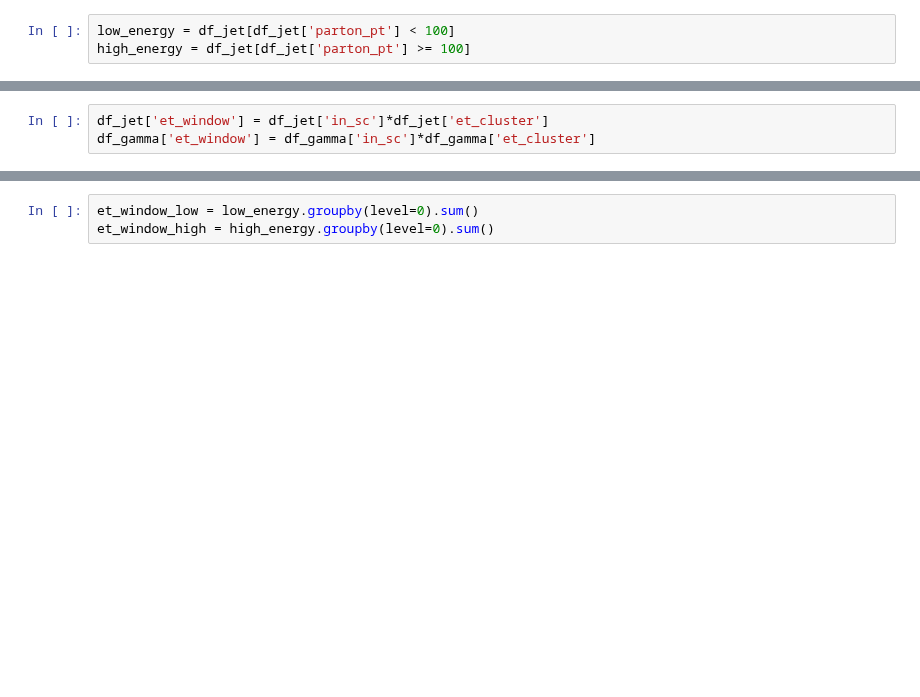
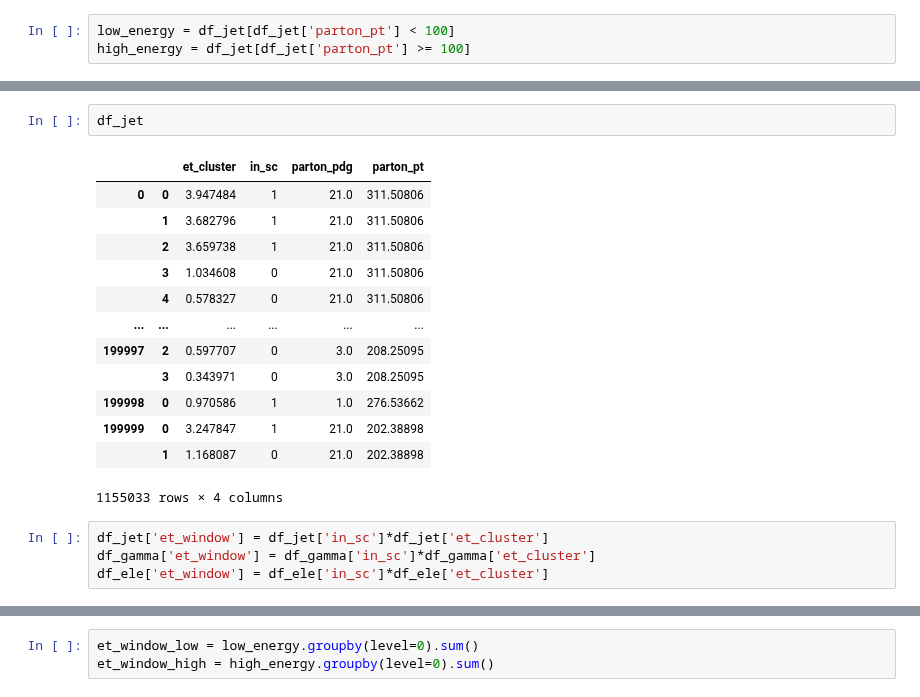
Before and after one commit to valsdav/DeepSuperCluster, a Jupyter notebook: Training/global_model/training_data/jet_reweighting.ipynb, the cells around one changed output, grey strips where cells are left out. Saved outputs shown, nothing was run; the diff lists cells and outputs as text; blank space fills up the shorter version.

```diff
--- a/Training/global_model/training_data/jet_reweighting.ipynb
+++ b/Training/global_model/training_data/jet_reweighting.ipynb
@@ -36,6 +47,23 @@ low_energy
+# %%
+df_jet
+# %% [output]
+|  |  | et_cluster | in_sc | parton_pdg | parton_pt |
+| 0 | 0 | 3.947484 | 1 | 21.0 | 311.50806 |
+|  | 1 | 3.682796 | 1 | 21.0 | 311.50806 |
+|  | 2 | 3.659738 | 1 | 21.0 | 311.50806 |
+|  | 3 | 1.034608 | 0 | 21.0 | 311.50806 |
+|  | 4 | 0.578327 | 0 | 21.0 | 311.50806 |
+| ... | ... | ... | ... | ... | ... |
+| 199997 | 2 | 0.597707 | 0 | 3.0 | 208.25095 |
+|  | 3 | 0.343971 | 0 | 3.0 | 208.25095 |
+| 199998 | 0 | 0.970586 | 1 | 1.0 | 276.53662 |
+| 199999 | 0 | 3.247847 | 1 | 21.0 | 202.38898 |
+|  | 1 | 1.168087 | 0 | 21.0 | 202.38898 |
+1155033 rows × 4 columns
 # %%
 df_jet['et_window'] = df_jet['in_sc']*df_jet['et_cluster']
 df_gamma['et_window'] = df_gamma['in_sc']*df_gamma['et_cluster']
+df_ele['et_window'] = df_ele['in_sc']*df_ele['et_cluster']
 # %%
 low_energy['et_window'] = low_energy['in_sc']*low_energy['et_cluster']
 high_energy['et_window'] = high_energy['in_sc']*high_energy['et_cluster']
```
Also changed, not shown: parts of 20 cells of this notebook, 6 other files.
